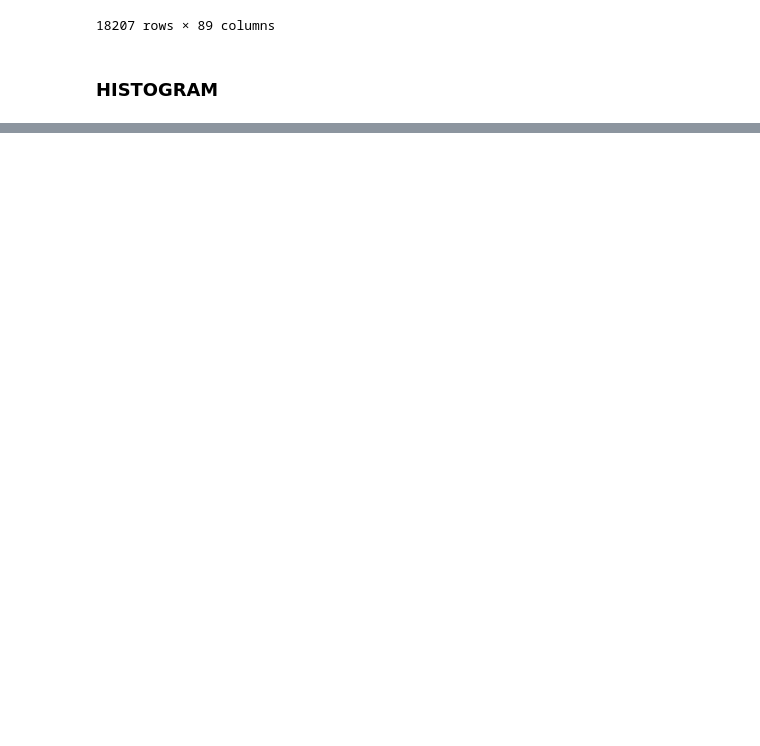
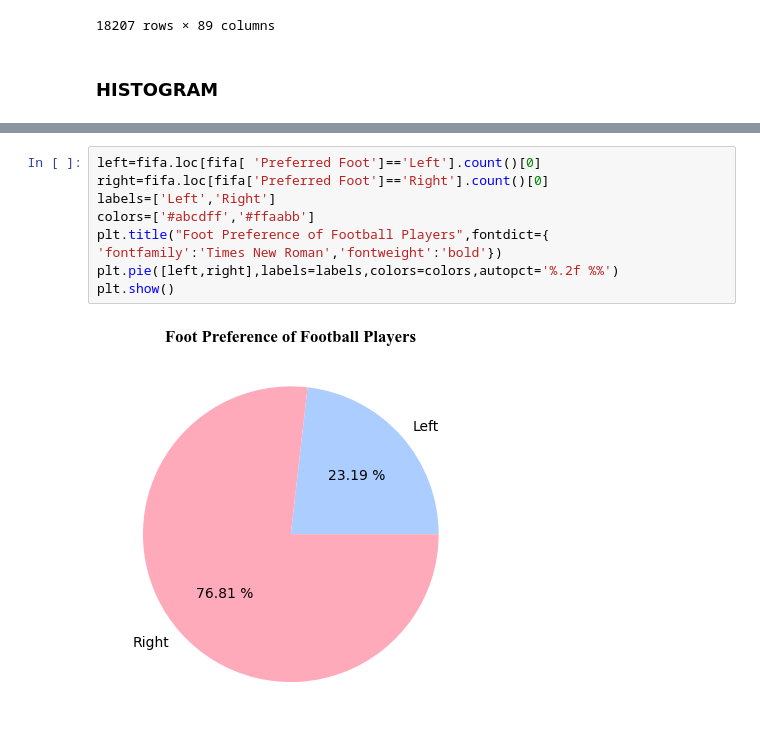
Before and after one commit to binita21/Matplotlib, a Jupyter notebook: matplot1.ipynb, the cells around one changed output, grey strips where cells are left out. Drawn from its saved outputs; the diff is of its cells as text; blank space fills up the shorter version.

```diff
--- a/matplot1.ipynb
+++ b/matplot1.ipynb
@@ -159,0 +184,11 @@ Reinitialized existing Git repository in C:/Users/Dell/Data Visualization/Matplo
+# %%
+left=fifa.loc[fifa[ 'Preferred Foot']=='Left'].count()[0]
+right=fifa.loc[fifa['Preferred Foot']=='Right'].count()[0]
+labels=['Left','Right']
+colors=['#abcdff','#ffaabb']
+plt.title("Foot Preference of Football Players",fontdict={
+'fontfamily':'Times New Roman','fontweight':'bold'})
+plt.pie([left,right],labels=labels,colors=colors,autopct='%.2f %%')
+plt.show()
+# %% [output]
+[figure, added]
```
Also changed, not shown: parts of 15 cells of this notebook.
